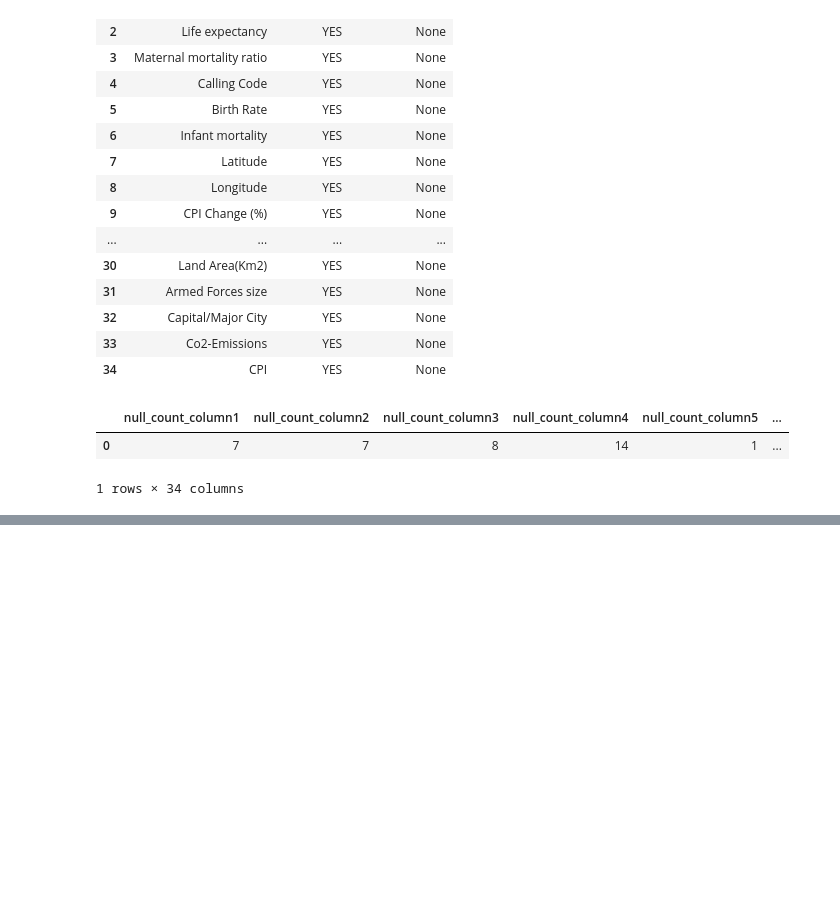
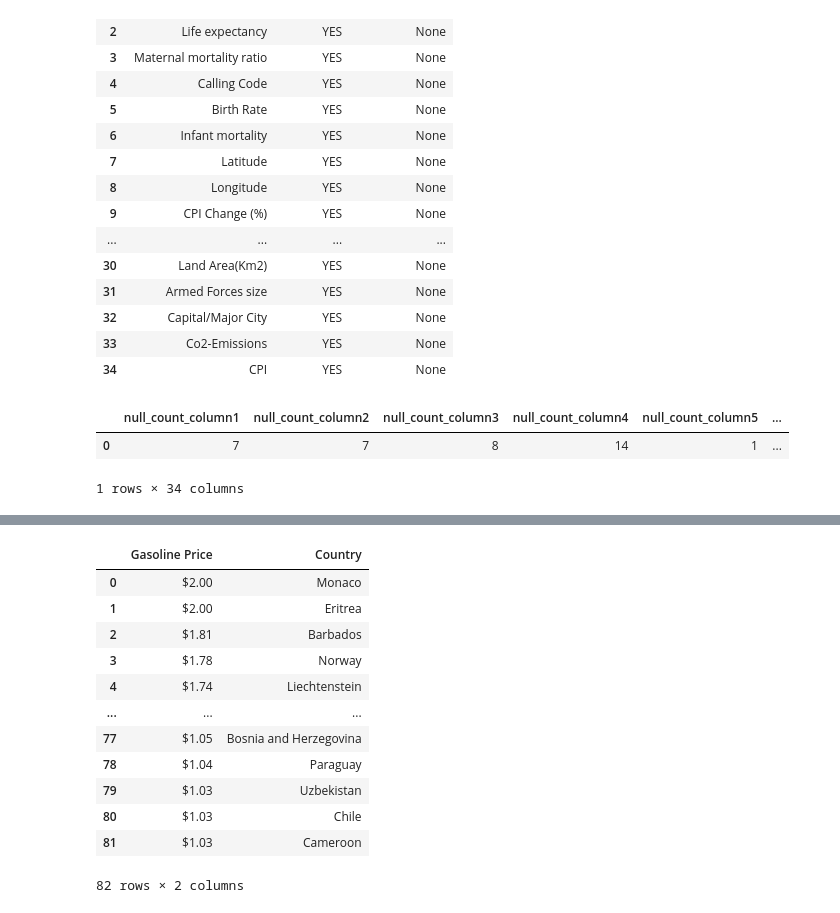
Before and after one commit to myrnamartinelli/world_data_queries, a Jupyter notebook: Untitled-1.ipynb, the cells around one changed output, grey strips where cells are left out. Saved outputs shown, nothing was run; the diff lists cells and outputs as text; code cells hidden in the pictures; blank space fills up the shorter version.

```diff
--- a/Untitled-1.ipynb
+++ b/Untitled-1.ipynb
@@ -171,0 +259,30 @@ pd.read_sql_query(query,engine)
+# %%
+# paises em que a gasolina é mais cara que no brasil
+
+query = """
+SELECT
+    "Gasoline Price", "Country"
+FROM
+    world_data
+WHERE
+    "Gasoline Price" > (SELECT "Gasoline Price" FROM world_data WHERE "Country" = 'Brazil')
+ORDER BY
+    "Gasoline Price" DESC
+
+"""
+
+pd.read_sql_query(query,engine)
+# %% [output]
+|  | Gasoline Price | Country |
+| 0 | $2.00 | Monaco |
+| 1 | $2.00 | Eritrea |
+| 2 | $1.81 | Barbados |
+| 3 | $1.78 | Norway |
+| 4 | $1.74 | Liechtenstein |
+| ... | ... | ... |
+| 77 | $1.05 | Bosnia and Herzegovina |
+| 78 | $1.04 | Paraguay |
+| 79 | $1.03 | Uzbekistan |
+| 80 | $1.03 | Chile |
+| 81 | $1.03 | Cameroon |
+82 rows × 2 columns
```
Also changed, not shown: parts of 11 cells of this notebook.
